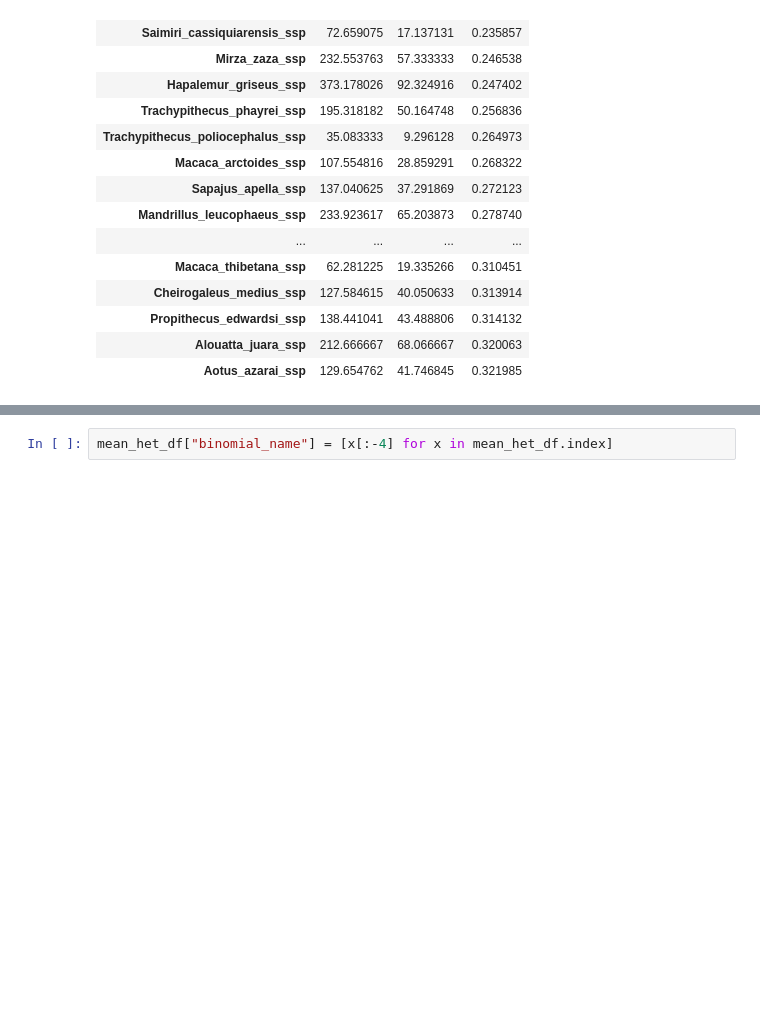
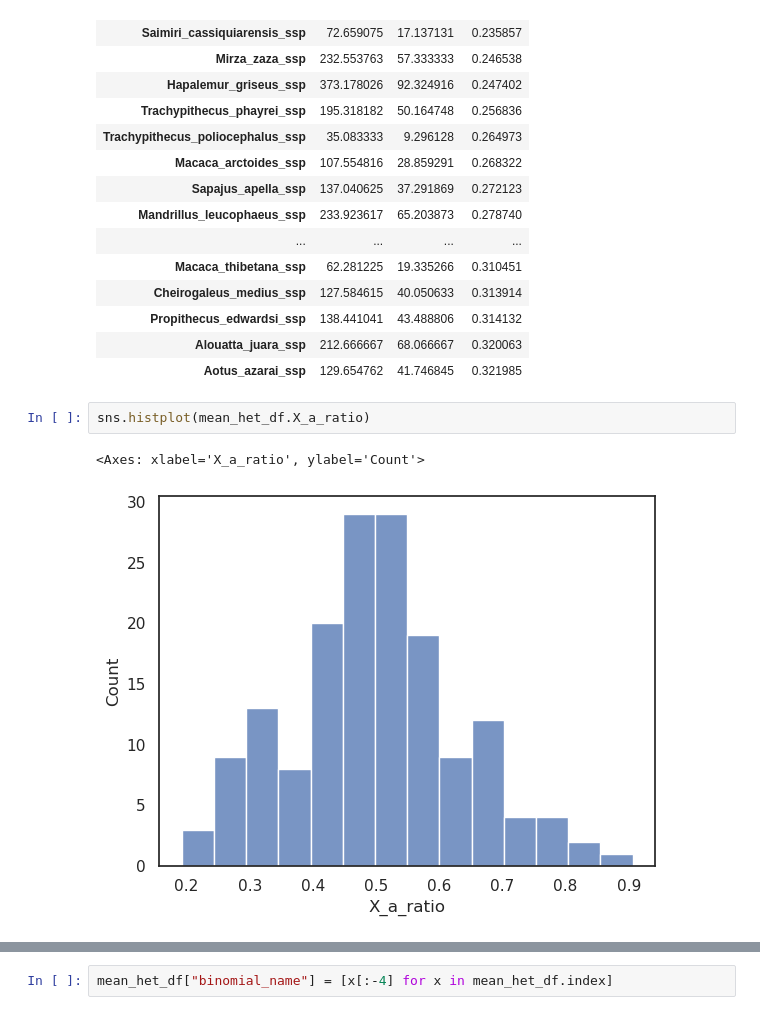
Before and after one commit to erikfogh/selection_primates, a Jupyter notebook: notebooks/standard03_mating_systems_testes.ipynb, the cells around one changed output, grey strips where cells are left out. Saved outputs shown, nothing was run; the diff lists cells and outputs as text; blank space fills up the shorter version.

```diff
--- a/notebooks/standard03_mating_systems_testes.ipynb
+++ b/notebooks/standard03_mating_systems_testes.ipynb
@@ -189,3 +191,8 @@ mean_het_df.sort_values("X_a_ratio")[:20]
 | Propithecus_edwardsi_ssp | 138.441041 | 43.488806 | 0.314132 |
 | Alouatta_juara_ssp | 212.666667 | 68.066667 | 0.320063 |
 | Aotus_azarai_ssp | 129.654762 | 41.746845 | 0.321985 |
+# %%
+sns.histplot(mean_het_df.X_a_ratio)
+# %% [output]
+<Axes: xlabel='X_a_ratio', ylabel='Count'>
+[figure, added]
```
Also changed, not shown: parts of 12 cells of this notebook, 4 other files.
